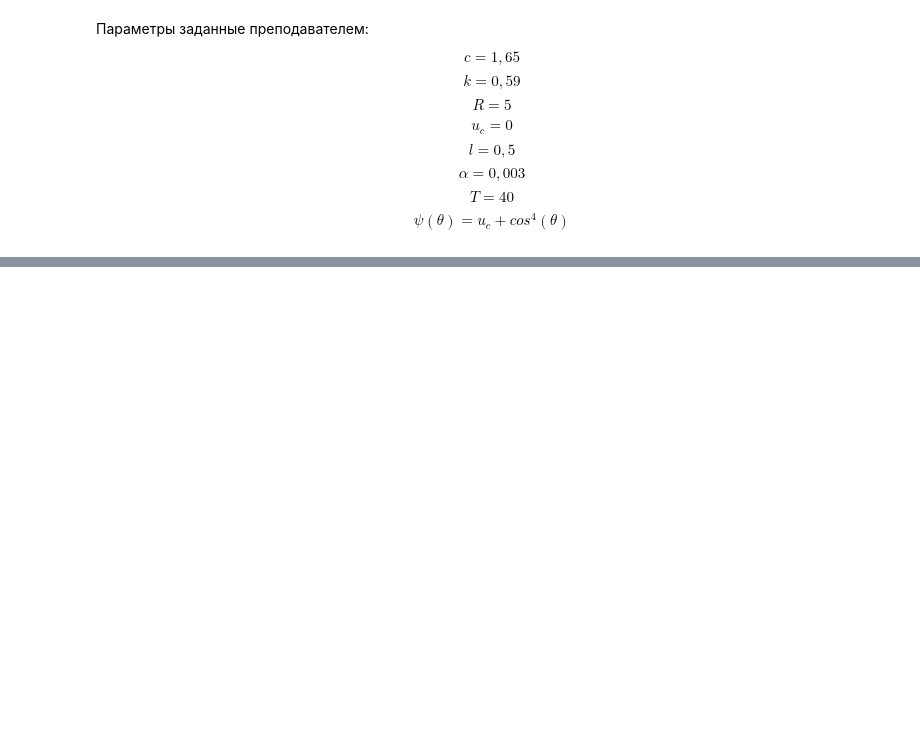
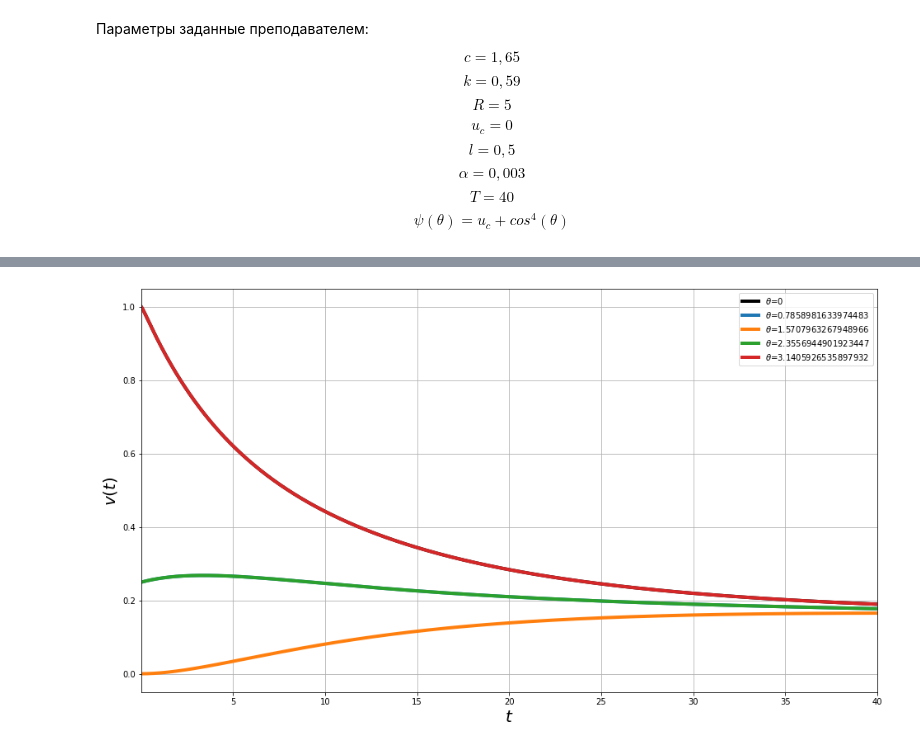
Before and after one commit to ArtemKashapov/NMoMF, a Jupyter notebook: explicit_alg/explicit_script.ipynb, the cells around one changed output, grey strips where cells are left out. Saved outputs shown, nothing was run; the diff lists cells and outputs as text; code cells hidden in the pictures; blank space fills up the shorter version.

```diff
--- a/explicit_alg/explicit_script.ipynb
+++ b/explicit_alg/explicit_script.ipynb
@@ -79,0 +70,13 @@ plt.show()
+# %%
+f = plt.figure(figsize=[16, 9])
+plt.plot(t, v[:, 0], lw=4, c='black', label='$\\theta$=0')
+for ind in [int(I / 4), int(I / 2), int(3 * I / 4), I]:
+    plt.plot(t, v[:, ind], lw=4, label='$\\theta$='+str(theta[ind]))
+plt.xlim([t[1], t[-1]])
+plt.xlabel('$t$', fontsize=20)
+plt.ylabel('${v(t)}$', fontsize=20)
+plt.legend()
+plt.grid()
+plt.show()
+# %% [output]
+[figure, added]
```
Also changed, not shown: parts of 11 cells of this notebook, 2 other files.
